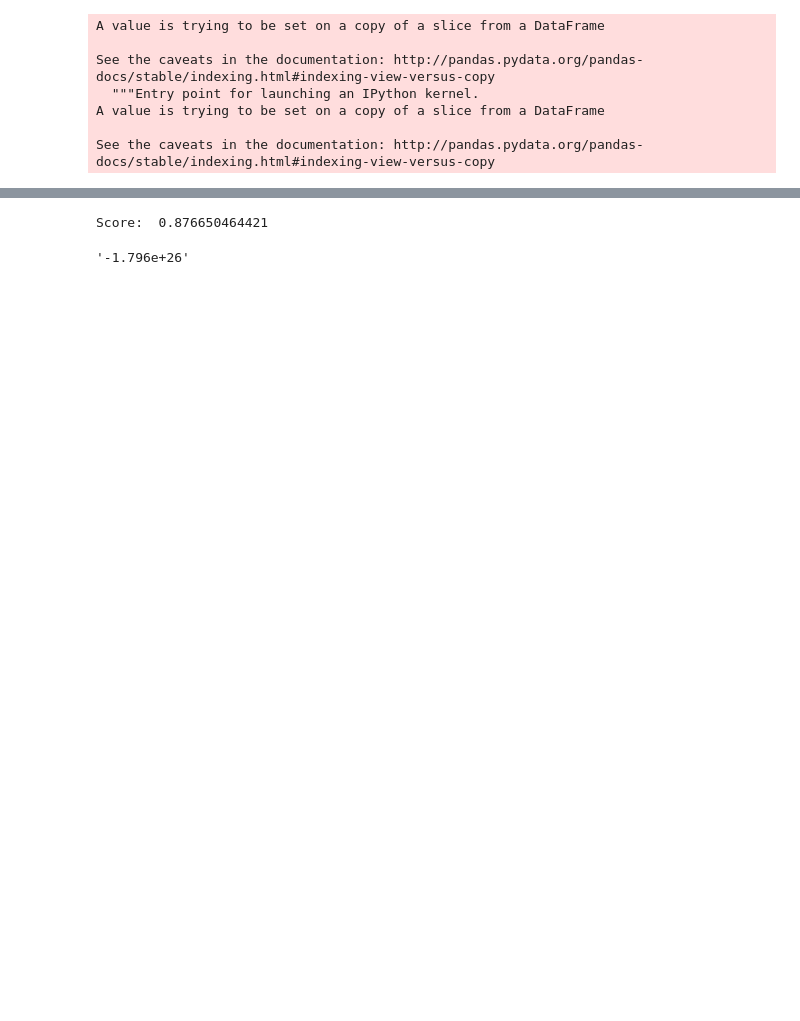
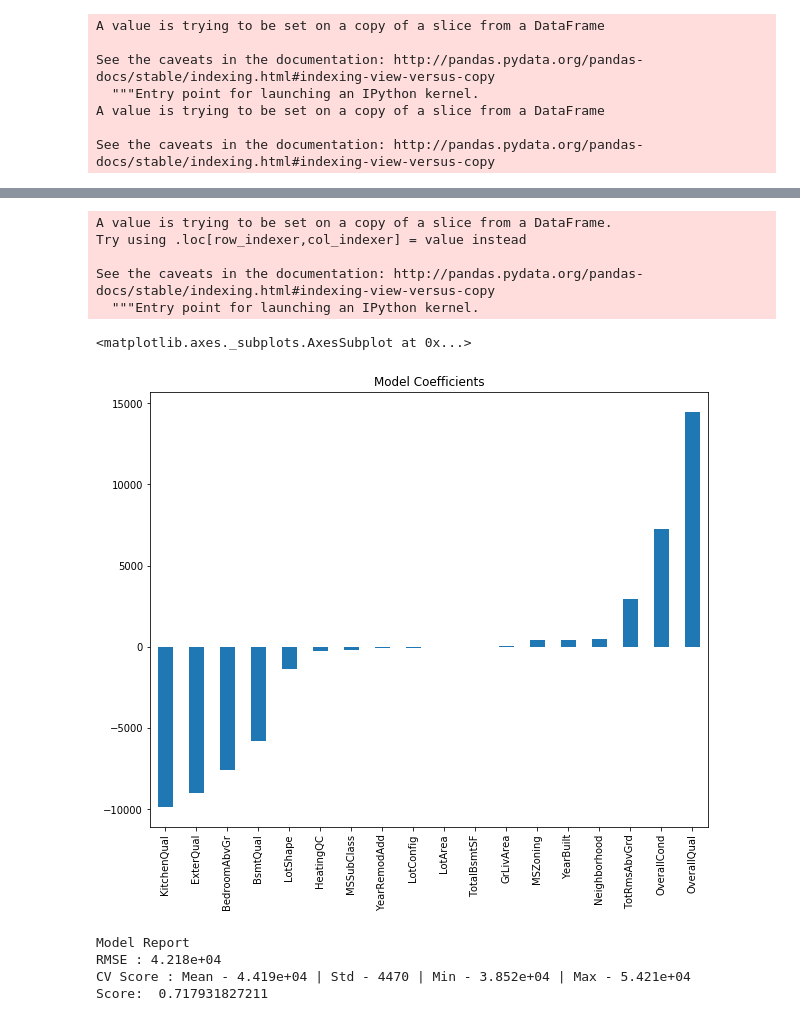
Before and after one commit to harimindi/Ames-Housing-Data, a Jupyter notebook: Ames_Final.ipynb, the cells around one changed output, grey strips where cells are left out. Drawn from its saved outputs; the diff is of its cells as text; code cells hidden in the pictures; blank space fills up the shorter version.

```diff
--- a/Ames_Final.ipynb
+++ b/Ames_Final.ipynb
@@ -85,5 +85,3 @@ df.loc[rows,['YearRemodAdd','YrSold','YearBuilt']]
 # %% [output]
 |  | YearRemodAdd | YrSold | YearBuilt |
 | 1089 | 2008 | 2008 | 2008 |
-# %%
-df['BlgAge'] = df['YrSold'] - df['YearRemodAdd']
@@ -91,0 +92,5 @@ df.to_csv('F:/Data_Science/Datasets/ames_cleaned.csv')
+# %%
+cont_var = ['SalePrice','LotArea','TotalBsmtSF','GrLivArea']
+for i in cont_var:
+    print('Skewness of {}: {}' .format(i, df[i].skew()))
+    print('Kurtosis of {}: {}' .format(i, df[i].kurtosis()))
@@ -92,3 +106,5 @@ df.to_csv('F:/Data_Science/Datasets/ames_cleaned.csv')
+# %%
+df[cont_var] = np.log1p(df[cont_var])
 # %%
 #dropping MoSold and YrSold since we calculated the age
 df.drop(['MoSold','YrSold'], axis=1, inplace=True)
@@ -119,3 +136,0 @@ df.shape
-# %%
-df.drop('BlgAge', axis=1, inplace=True)
-df.shape
@@ -187,4 +199,0 @@ TypeError: score() missing 1 required positional argument: 'y'
-# %%
-print("Score: ", lin_reg.score(train[predictors], train[target]))
-# %% [output]
-Score:  0.876650464421
@@ -194,4 +200,8 @@ cv_results = cv_results.mean()
-# %%
-'{:0.4}'.format(cv_results)
-# %% [output]
-'-1.796e+26'
+# %%
+test[target] = lin_reg.predict(test[predictors])
+# %% [output]
+A value is trying to be set on a copy of a slice from a DataFrame.
+Try using .loc[row_indexer,col_indexer] = value instead
+
+See the caveats in the documentation: http://pandas.pydata.org/pandas-docs/stable/indexing.html#indexing-view-versus-copy
+  """Entry point for launching an IPython kernel.
@@ -197,0 +210,31 @@ cv_results = cv_results.mean()
+# %%
+coef1 = pd.Series(lin_reg.coef_, predictors).sort_values()
+coef1.plot(kind='bar', title='Model Coefficients')
+# %% [output]
+<matplotlib.axes._subplots.AxesSubplot at 0x...>
+[figure, added]
+# %%
+#Decision Tree regressor
+from sklearn.tree import DecisionTreeRegressor
+dt_alg = DecisionTreeRegressor(max_depth=15, min_samples_leaf=100)
+
+#Fit algorithm on data
+dt_alg = DecisionTreeRegressor(max_depth=15, min_samples_leaf=100)
+dt_alg.fit(train[predictors], train[target])
+
+#predict training set
+train_pred = dt_alg.predict(train[predictors])
+
+cv_results = cross_val_score(dt_alg, train[predictors], train[target], cv=kf, scoring='mean_squared_error', n_jobs=-1)
+cv_score = np.sqrt(np.abs(cv_results))
+
+ #Print model report:
+print ('\nModel Report')
+print ("RMSE : %.4g" % np.sqrt(metrics.mean_squared_error(train[target].values, train_pred)))
+print ("CV Score : Mean - %.4g | Std - %.4g | Min - %.4g | Max - %.4g" % (np.mean(cv_score),np.std(cv_score),np.min(cv_score),np.max(cv_score)))
+print("Score: ", dt_alg.score(train[predictors], train[target]))
+# %% [output]
+Model Report
+RMSE : 4.218e+04
+CV Score : Mean - 4.419e+04 | Std - 4470 | Min - 3.852e+04 | Max - 5.421e+04
+Score:  0.717931827211
```
Also changed, not shown: parts of 19 cells of this notebook.
